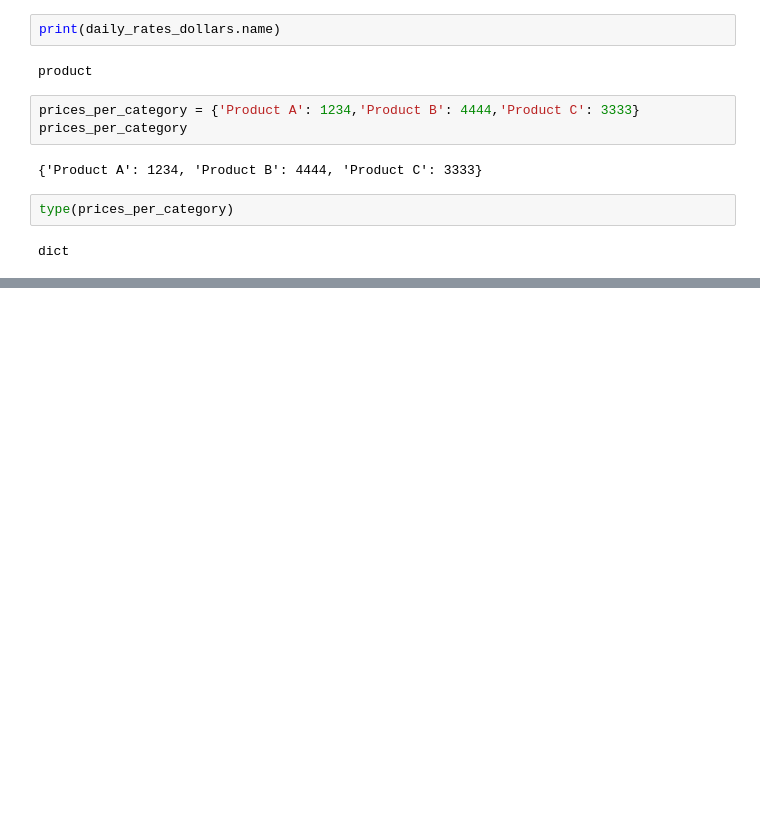
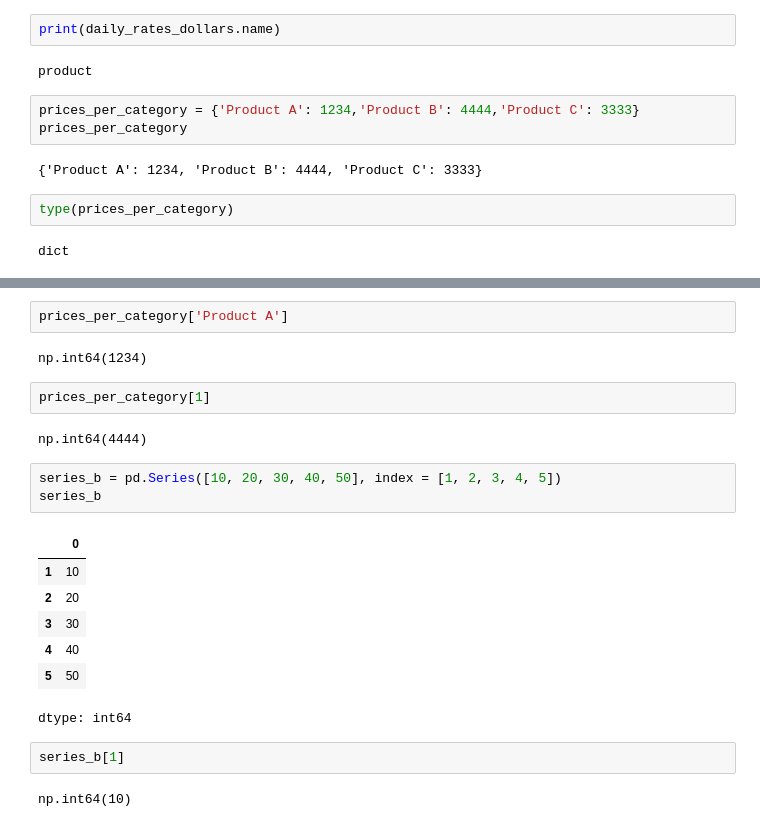
Before and after one commit to Luminary0528/Data-Science-Practice, a Jupyter notebook: numpyothLibraries.ipynb, the cells around one changed output, grey strips where cells are left out. Saved outputs shown, nothing was run; the diff lists cells and outputs as text; blank space fills up the shorter version.

```diff
--- a/numpyothLibraries.ipynb
+++ b/numpyothLibraries.ipynb
@@ -1238,0 +1306,23 @@ dict
+# %%
+prices_per_category['Product A']
+# %% [output]
+np.int64(1234)
+# %%
+prices_per_category[1]
+# %% [output]
+np.int64(4444)
+# %%
+series_b = pd.Series([10, 20, 30, 40, 50], index = [1, 2, 3, 4, 5])
+series_b
+# %% [output]
+|  | 0 |
+| 1 | 10 |
+| 2 | 20 |
+| 3 | 30 |
+| 4 | 40 |
+| 5 | 50 |
+dtype: int64
+# %%
+series_b[1]
+# %% [output]
+np.int64(10)
```
Also changed, not shown: parts of 42 cells of this notebook.
